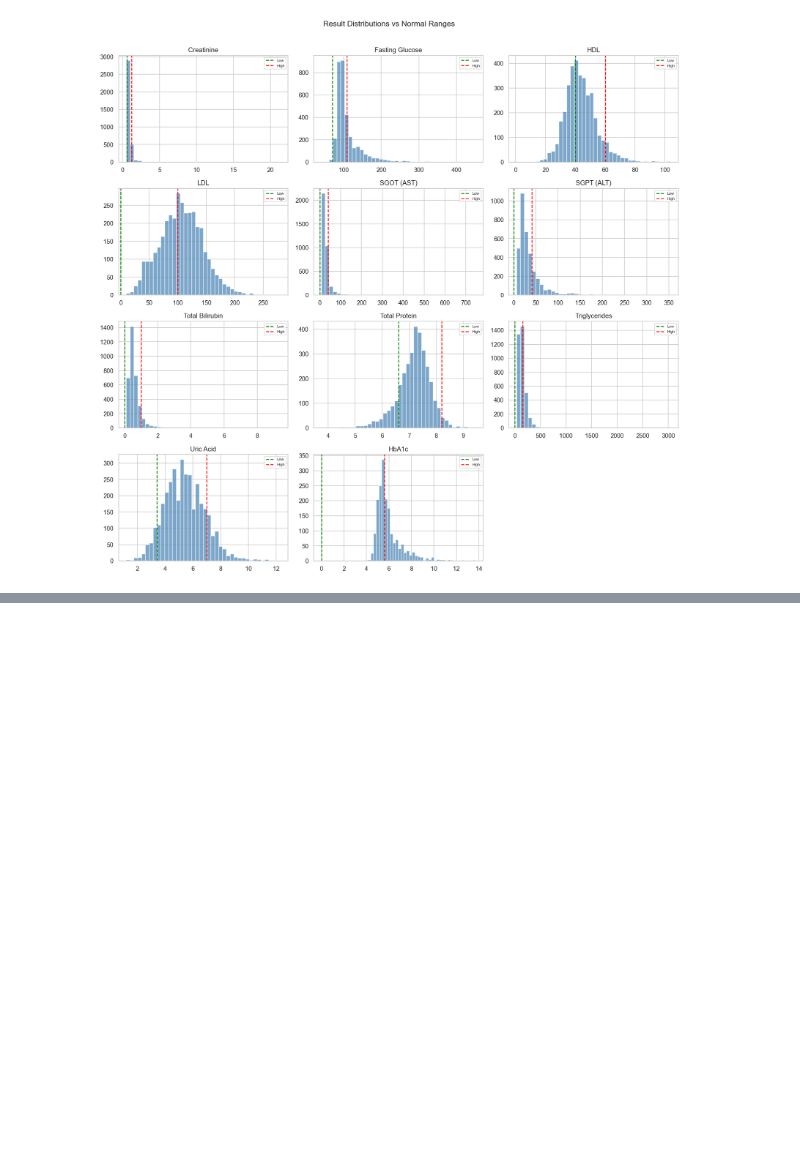
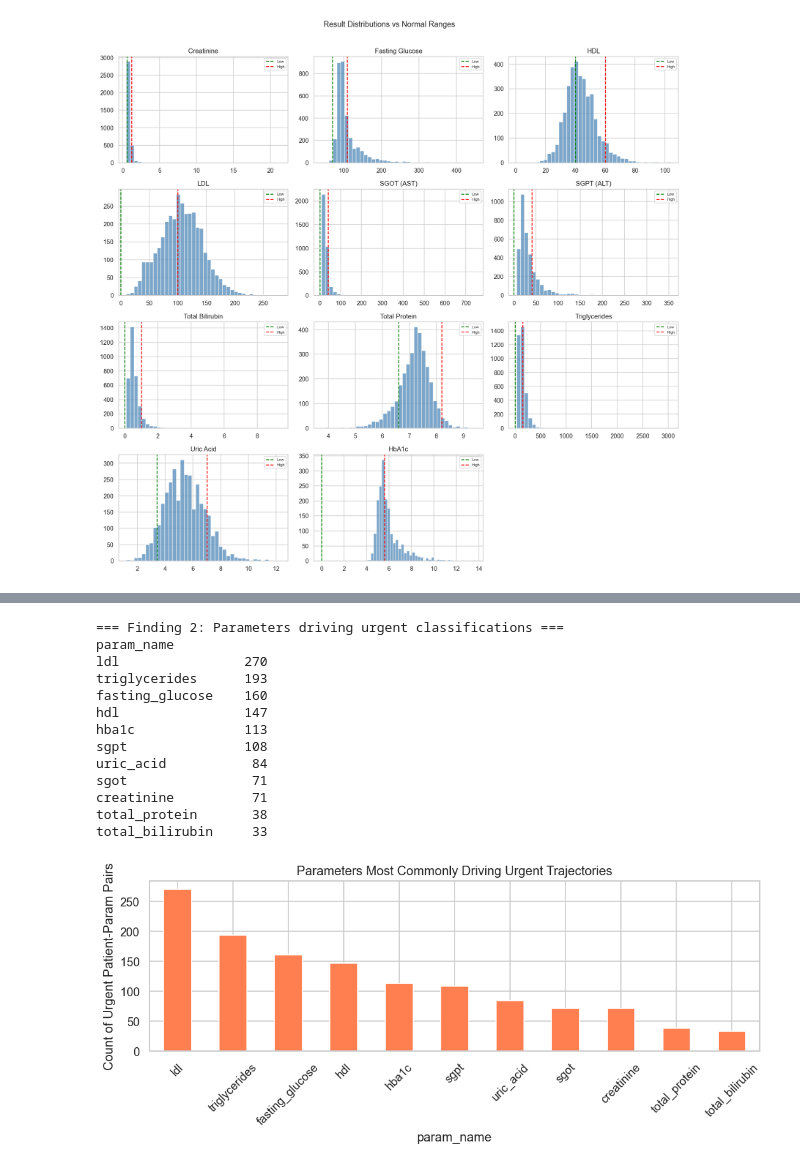
Before and after one commit to Nivyakv/healthvector, a Jupyter notebook: analysis.ipynb, the cells around one changed output, grey strips where cells are left out. Cells and saved outputs as stored; diff of their text form; code cells hidden in the pictures; blank space fills up the shorter version.

```diff
--- a/analysis.ipynb
+++ b/analysis.ipynb
@@ -288,16 +147,0 @@ classify_trajectory() defined ✓
-# %%
-
-# Apply to all patient×param pairs
-records = []
-for (pid, param), grp in df.groupby(['patient_id','param_name']):
-    label, sigs = classify_trajectory(grp, param)
-    records.append({
-        'patient_id': pid,
-        'param_name': param,
-        'trajectory': label,
-        **sigs
-    })
-
-traj_df = pd.DataFrame(records)
-print("Trajectory records:", len(traj_df))
-print(traj_df['trajectory'].value_counts())
@@ -984,0 +696,31 @@ All 5 sections executed. Deliverables:
+# %%
+
+# 5.2 Which params most commonly drive urgent classifications
+urgent_labels = {'steadily_worsening','new_problem_emerging','approaching_risk','relapsing'}
+urgent_params = traj_df[traj_df['trajectory'].isin(urgent_labels)]['param_name'].value_counts()
+print("=== Finding 2: Parameters driving urgent classifications ===")
+print(urgent_params.to_string())
+
+fig, ax = plt.subplots(figsize=(9,4))
+urgent_params.plot(kind='bar', color='coral', edgecolor='white', ax=ax)
+ax.set_title('Parameters Most Commonly Driving Urgent Trajectories')
+ax.set_ylabel('Count of Urgent Patient-Param Pairs')
+ax.tick_params(axis='x', rotation=45)
+plt.tight_layout()
+plt.savefig('fig_urgent_params.png', bbox_inches='tight')
+plt.show()
+# %% [output]
+=== Finding 2: Parameters driving urgent classifications ===
+param_name
+ldl                270
+triglycerides      193
+fasting_glucose    160
+hdl                147
+hba1c              113
+sgpt               108
+uric_acid           84
+sgot                71
+creatinine          71
+total_protein       38
+total_bilirubin     33
+[figure, added]
```
Also changed, not shown: parts of 43 cells of this notebook, 1 other file.
